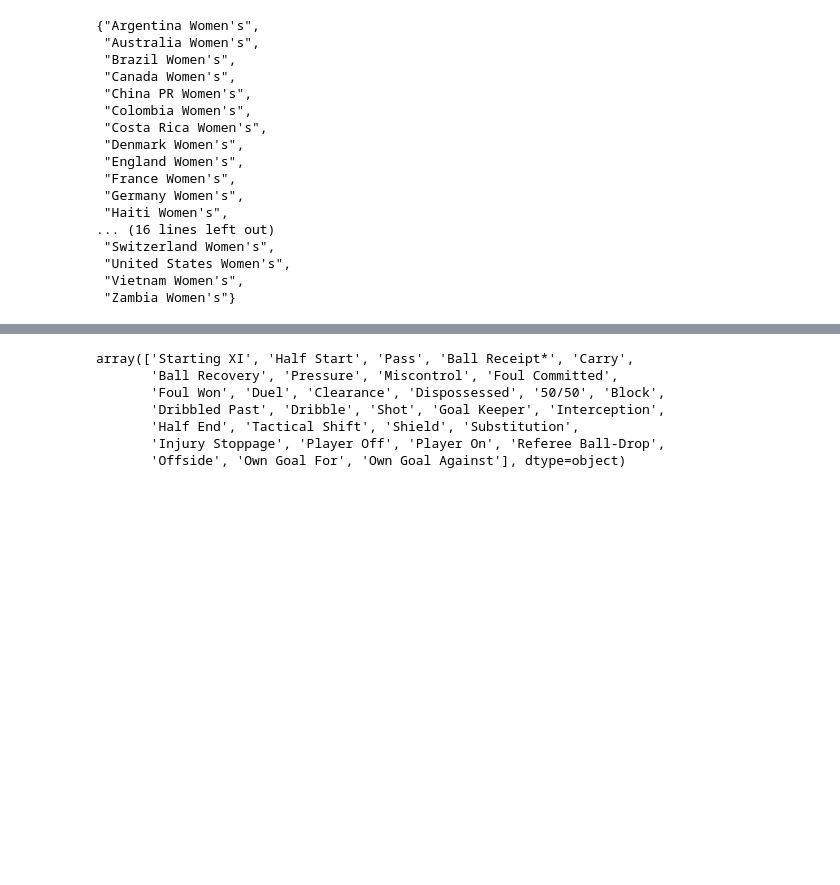
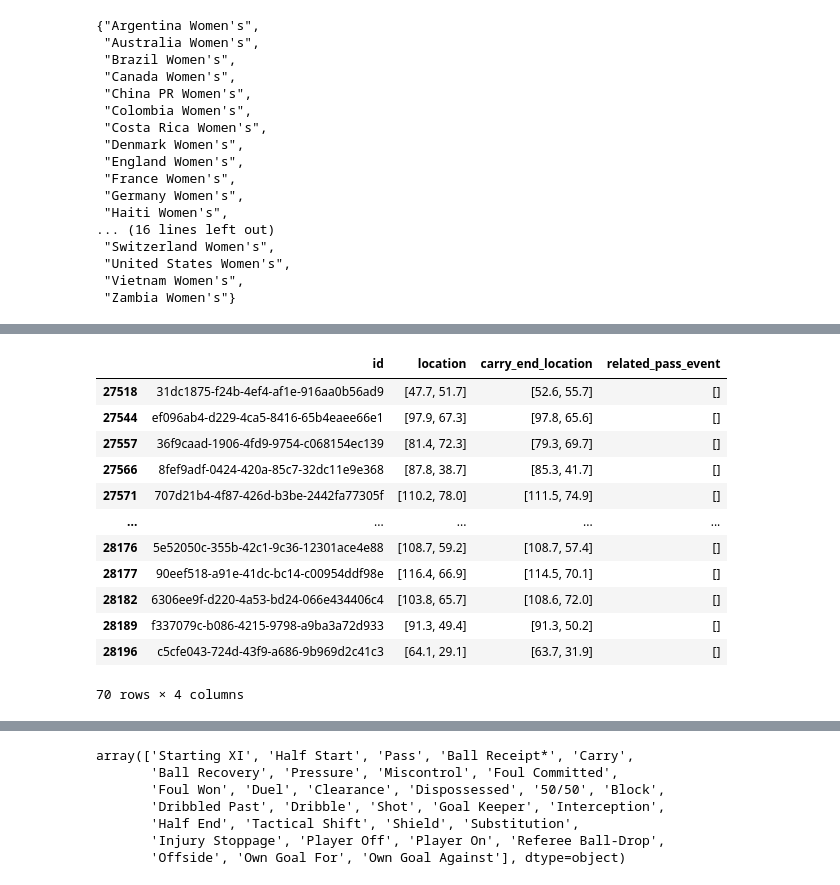
Before and after one commit to AGraciaSipan/soccermatics, a Jupyter notebook: hand-ins/1.AitanaBonmati/Untitled.ipynb, the cells around one changed output, grey strips where cells are left out. Cells and saved outputs as stored; diff of their text form; code cells hidden in the pictures; blank space fills up the shorter version.

```diff
--- a/hand-ins/1.AitanaBonmati/Untitled.ipynb
+++ b/hand-ins/1.AitanaBonmati/Untitled.ipynb
@@ -183,0 +242,16 @@ passes2_df.groupby('match_id').size().reset_index(name='count')
+# %%
+aitana_match_carrys[['id', 'location', 'carry_end_location', 'related_pass_event']]
+# %% [output]
+|  | id | location | carry_end_location | related_pass_event |
+| 27518 | 31dc1875-f24b-4ef4-af1e-916aa0b56ad9 | [47.7, 51.7] | [52.6, 55.7] | [] |
+| 27544 | ef096ab4-d229-4ca5-8416-65b4eaee66e1 | [97.9, 67.3] | [97.8, 65.6] | [] |
+| 27557 | 36f9caad-1906-4fd9-9754-c068154ec139 | [81.4, 72.3] | [79.3, 69.7] | [] |
+| 27566 | 8fef9adf-0424-420a-85c7-32dc11e9e368 | [87.8, 38.7] | [85.3, 41.7] | [] |
+| 27571 | 707d21b4-4f87-426d-b3be-2442fa77305f | [110.2, 78.0] | [111.5, 74.9] | [] |
+| ... | ... | ... | ... | ... |
+| 28176 | 5e52050c-355b-42c1-9c36-12301ace4e88 | [108.7, 59.2] | [108.7, 57.4] | [] |
+| 28177 | 90eef518-a91e-41dc-bc14-c00954ddf98e | [116.4, 66.9] | [114.5, 70.1] | [] |
+| 28182 | 6306ee9f-d220-4a53-bd24-066e434406c4 | [103.8, 65.7] | [108.6, 72.0] | [] |
+| 28189 | f337079c-b086-4215-9798-a9ba3a72d933 | [91.3, 49.4] | [91.3, 50.2] | [] |
+| 28196 | c5cfe043-724d-43f9-a686-9b969d2c41c3 | [64.1, 29.1] | [63.7, 31.9] | [] |
+70 rows × 4 columns
```
Also changed, not shown: parts of 26 cells of this notebook.
